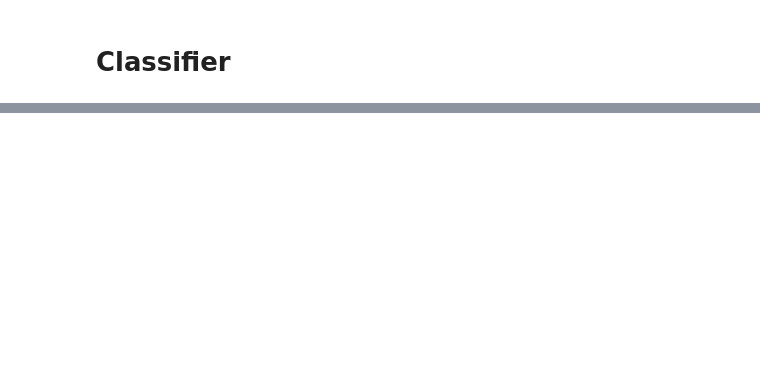
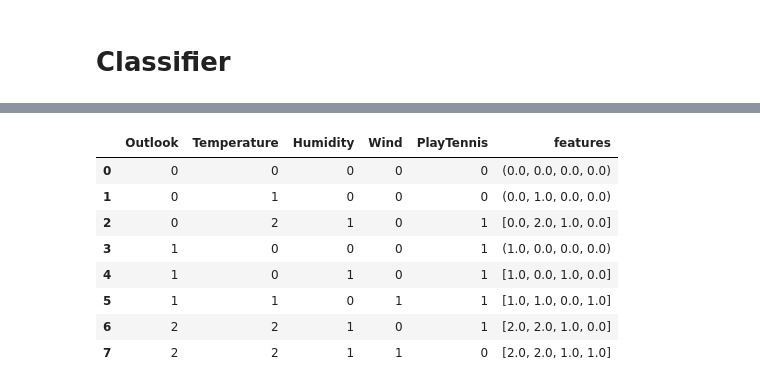
Before and after one commit to jeewoolee-jasmine/TIL, a Jupyter notebook: Machine_Learning/Spark_Numpy.ipynb, the cells around one changed output, grey strips where cells are left out. Drawn from its saved outputs; the diff is of its cells as text; code cells hidden in the pictures; blank space fills up the shorter version.

```diff
--- a/Machine_Learning/Spark_Numpy.ipynb
+++ b/Machine_Learning/Spark_Numpy.ipynb
@@ -220,0 +337,14 @@ prediction.show()
+# %%
+dataset=trainingData.toPandas()  # 여러개로 분산되어 있는 것을 하나로 모으기 위해
+                                #pandas로 프레임 만들어주기.
+dataset
+# %% [output]
+|  | Outlook | Temperature | Humidity | Wind | PlayTennis | features |
+| 0 | 0 | 0 | 0 | 0 | 0 | (0.0, 0.0, 0.0, 0.0) |
+| 1 | 0 | 1 | 0 | 0 | 0 | (0.0, 1.0, 0.0, 0.0) |
+| 2 | 0 | 2 | 1 | 0 | 1 | [0.0, 2.0, 1.0, 0.0] |
+| 3 | 1 | 0 | 0 | 0 | 1 | (1.0, 0.0, 0.0, 0.0) |
+| 4 | 1 | 0 | 1 | 0 | 1 | [1.0, 0.0, 1.0, 0.0] |
+| 5 | 1 | 1 | 0 | 1 | 1 | [1.0, 1.0, 0.0, 1.0] |
+| 6 | 2 | 2 | 1 | 0 | 1 | [2.0, 2.0, 1.0, 0.0] |
+| 7 | 2 | 2 | 1 | 1 | 0 | [2.0, 2.0, 1.0, 1.0] |
```
Also changed, not shown: parts of 37 cells of this notebook, 1 other file.
